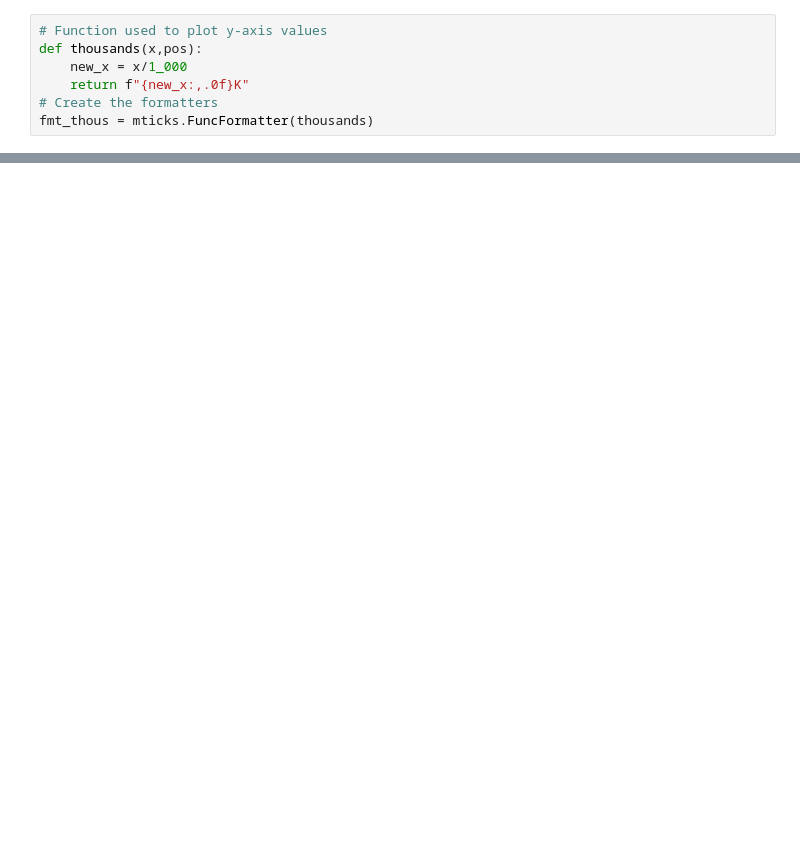
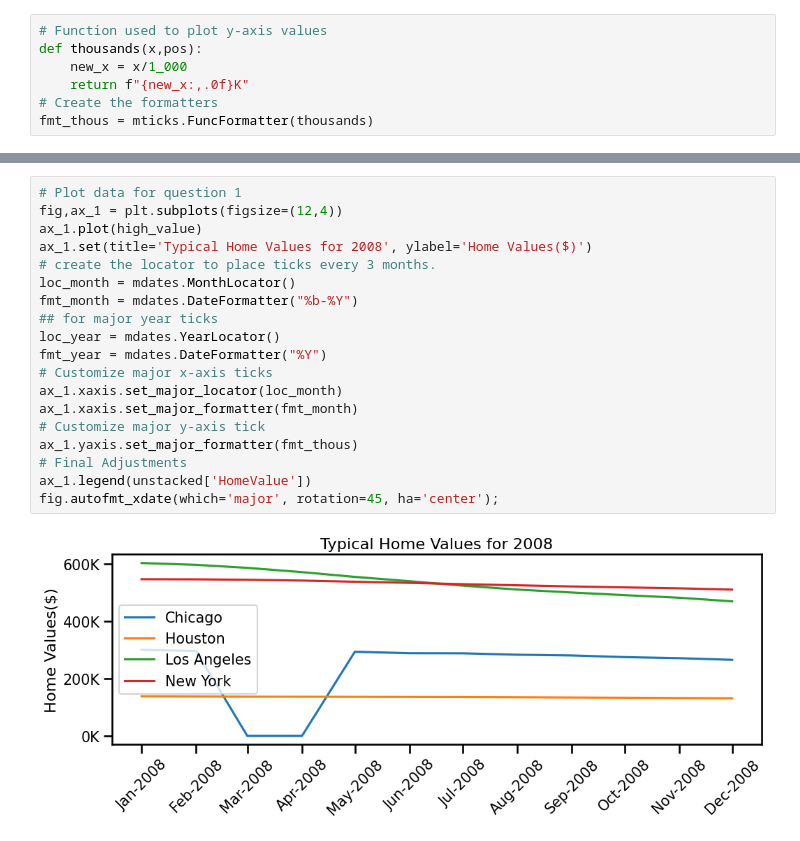
Before and after one commit to Jalicia-Harris/-Core--Preparing-Time-Series-from-Wide-Form-Data, a Jupyter notebook: Preparing Time Series from Wide-Form Data.ipynb, the cells around one changed output, grey strips where cells are left out. Cells and saved outputs as stored; diff of their text form; blank space fills up the shorter version.

```diff
--- a/Preparing Time Series from Wide-Form Data.ipynb
+++ b/Preparing Time Series from Wide-Form Data.ipynb
@@ -299,0 +289,21 @@ format_xdates(ax_2);
+# %%
+# Plot data for question 1
+fig,ax_1 = plt.subplots(figsize=(12,4))
+ax_1.plot(high_value)
+ax_1.set(title='Typical Home Values for 2008', ylabel='Home Values($)')
+# create the locator to place ticks every 3 months.
+loc_month = mdates.MonthLocator()
+fmt_month = mdates.DateFormatter("%b-%Y")
+## for major year ticks
+loc_year = mdates.YearLocator()
+fmt_year = mdates.DateFormatter("%Y")
+# Customize major x-axis ticks
+ax_1.xaxis.set_major_locator(loc_month)
+ax_1.xaxis.set_major_formatter(fmt_month)
+# Customize major y-axis tick
+ax_1.yaxis.set_major_formatter(fmt_thous)
+# Final Adjustments
+ax_1.legend(unstacked['HomeValue'])
+fig.autofmt_xdate(which='major', rotation=45, ha='center');
+# %% [output]
+[figure, added]
```
Also changed, not shown: parts of 21 cells of this notebook.
